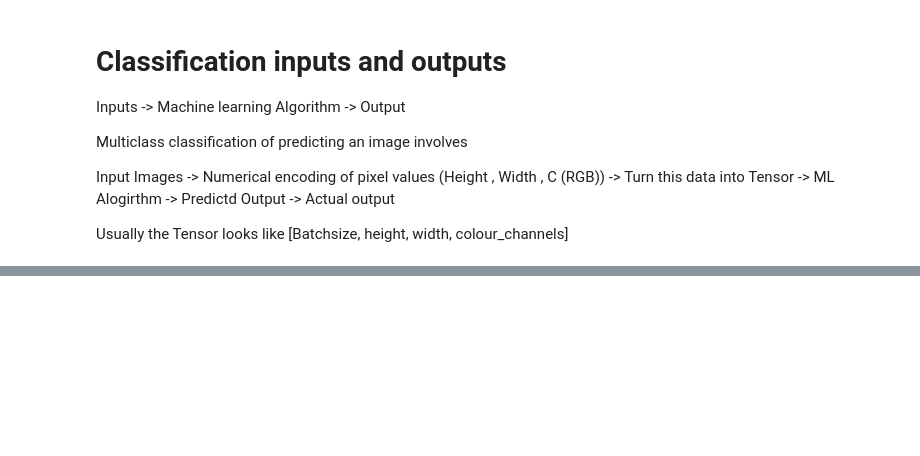
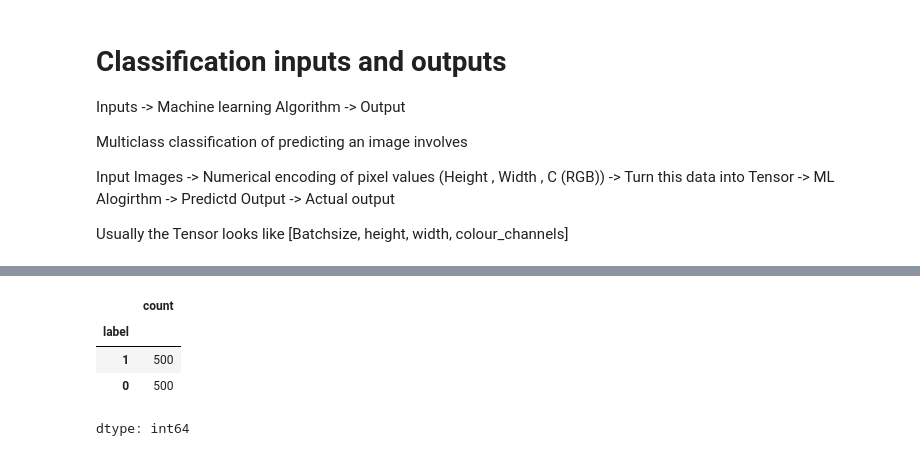
Before and after one commit to murali-marimekala/tensorflow_deeplearning_bootcamp, a Jupyter notebook: 4_Neural_Network_Classification_with_Tensorflow/1_Neural_Network_Classification_with_tensorflow.ipynb, the cells around one changed output, grey strips where cells are left out. Saved outputs shown, nothing was run; the diff lists cells and outputs as text; code cells hidden in the pictures; blank space fills up the shorter version.

```diff
--- a/4_Neural_Network_Classification_with_Tensorflow/1_Neural_Network_Classification_with_tensorflow.ipynb
+++ b/4_Neural_Network_Classification_with_Tensorflow/1_Neural_Network_Classification_with_tensorflow.ipynb
@@ -32,0 +88,8 @@ Usually the Tensor looks like  [Batchsize, height, width, colour_channels]
+# %%
+circles.label.value_counts()
+# %% [output]
+|  | count |
+| label |  |
+| 1 | 500 |
+| 0 | 500 |
+dtype: int64
```
Also changed, not shown: parts of 16 cells of this notebook.
